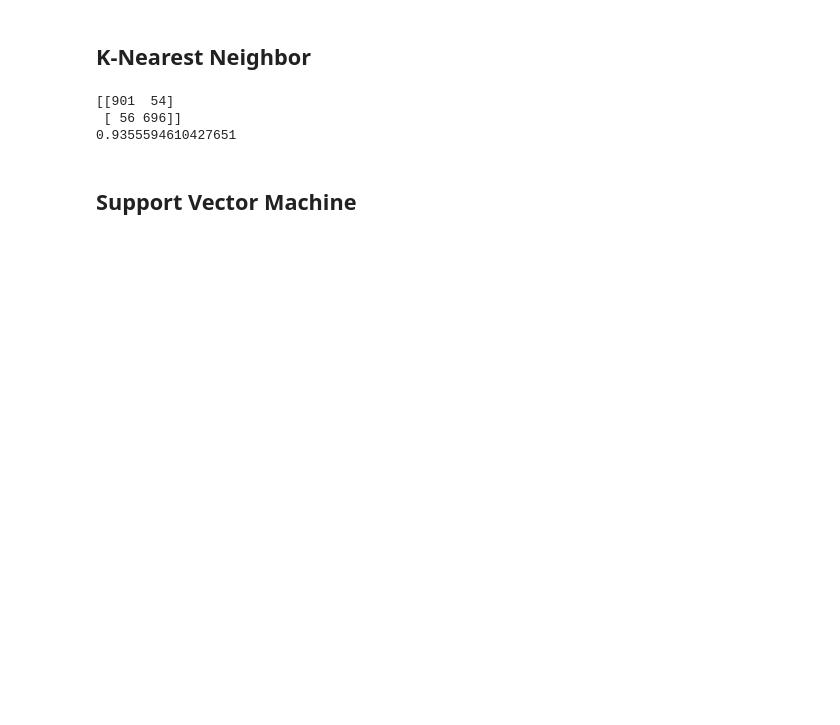
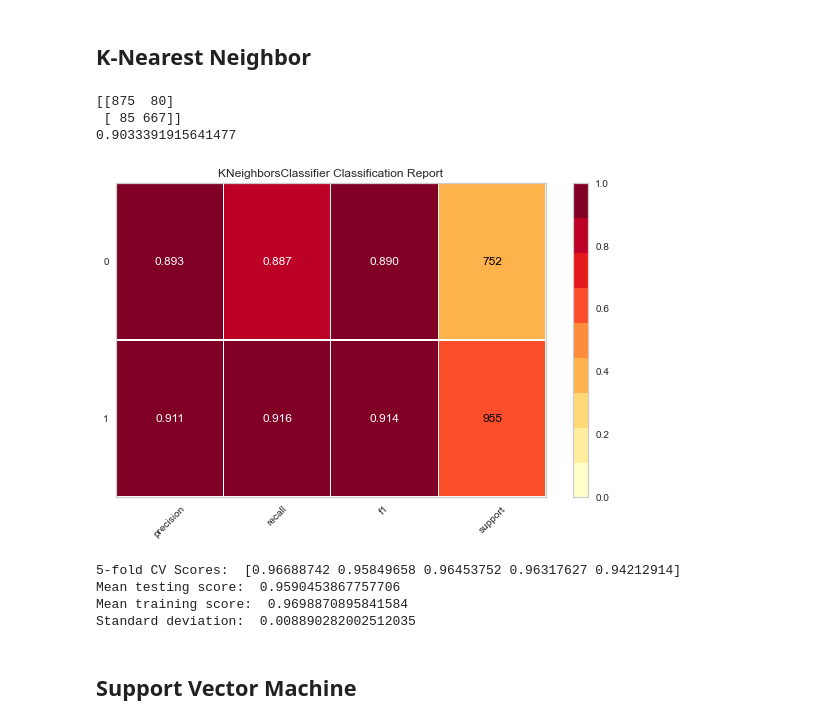
Before and after one commit to KnudsenNathan/SpringBoard, a Jupyter notebook: Capstone_2_modeling.ipynb, the cells around one changed output. Cells and saved outputs as stored; diff of their text form; code cells hidden in the pictures; blank space fills up the shorter version.

```diff
--- a/Capstone_2_modeling.ipynb
+++ b/Capstone_2_modeling.ipynb
@@ -71,17 +124,23 @@ def display_score_results(model):
 # %%
 from sklearn.neighbors import KNeighborsClassifier
 
 knn = KNeighborsClassifier(p=2,weights='distance',n_neighbors=50)
 knn.fit(X_train,y_train)
 
 y_predict_knn=knn.predict(X_test)
 
 print(confusion_matrix(y_test, y_predict_knn))
 print(knn.score(X_test,y_test))
+display_score_results(knn)
 # %% [output]
-[[901  54]
- [ 56 696]]
-0.9355594610427651
+[[875  80]
+ [ 85 667]]
+0.9033391915641477
+[figure, added]
+5-fold CV Scores:  [0.96688742 0.95849658 0.96453752 0.96317627 0.94212914]
+Mean testing score:  0.9590453867757706
+Mean training score:  0.9698870895841584
+Standard deviation:  0.008890282002512035
 # %% [markdown]
 <h2>Support Vector Machine</h2>
 # %%
```
Also changed, not shown: parts of 18 cells of this notebook.
